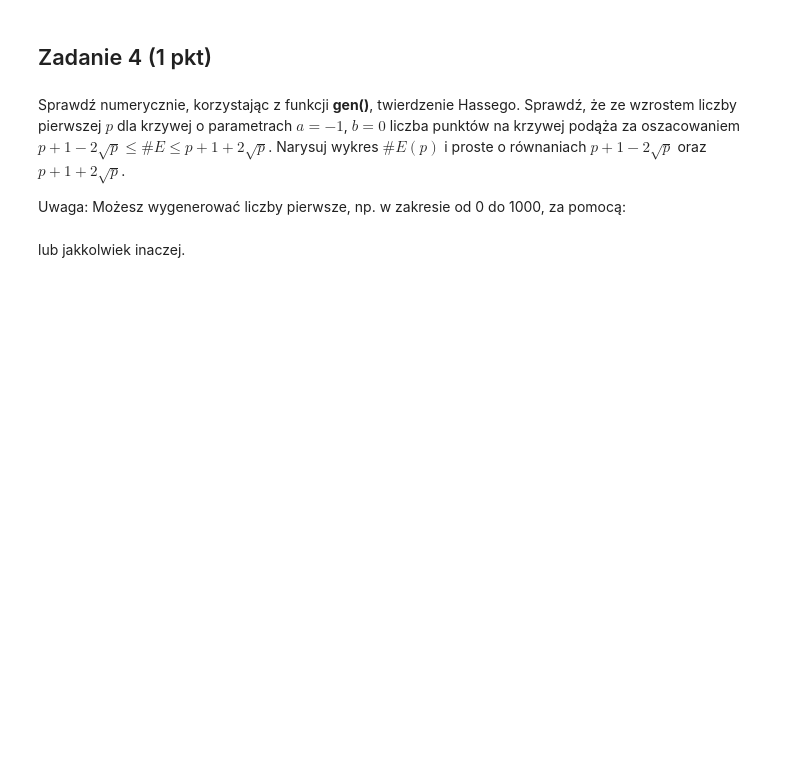
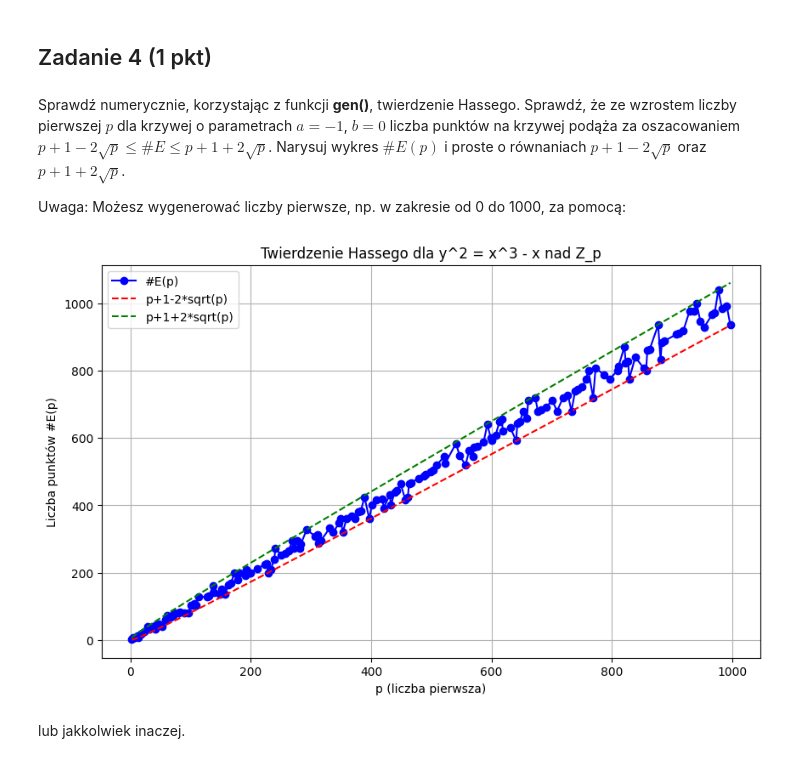
Before and after one commit to kubaq215/cryptography, a Jupyter notebook: Lista8/Lista8.ipynb, the cells around one changed output. Cells and saved outputs as stored; diff of their text form; code cells hidden in the pictures; blank space fills up the shorter version.

```diff
--- a/Lista8/Lista8.ipynb
+++ b/Lista8/Lista8.ipynb
@@ -129,7 +238,47 @@ Sprawdź numerycznie, korzystając z funkcji **gen()**, twierdzenie Hassego. Spr
 Uwaga: Możesz wygenerować liczby pierwsze, np. w zakresie od 0 do 1000, za pomocą:
 # %%
 from sympy import primerange
-list(primerange(0,1000))
+primes = list(primerange(0,1000))
+# %%
+# Funkcja pomocnicza do obliczenia liczby punktów na krzywej
+def count_points_on_curve(a, b, p):
+    points = gen(a, b, p)
+    return len(points) + 1  # Dodajemy punkt w nieskończoności
+
+# Parametry krzywej
+a, b = -1, 0
+
+# Wyniki
+p_values = []
+point_counts = []
+lower_bounds = []
+upper_bounds = []
+
+# Obliczenia dla każdego p
+for p in primes:
+    num_points = count_points_on_curve(a, b, p)
+    lower_bound = p + 1 - 2 * np.sqrt(p)
+    upper_bound = p + 1 + 2 * np.sqrt(p)
+
+    p_values.append(p)
+    point_counts.append(num_points)
+    lower_bounds.append(lower_bound)
+    upper_bounds.append(upper_bound)
+
+# Rysowanie wykresu
+plt.figure(figsize=(10, 6))
+plt.plot(p_values, point_counts, label="#E(p)", marker='o', linestyle='-', color='blue')
+plt.plot(p_values, lower_bounds, label="p+1-2*sqrt(p)", linestyle='--', color='red')
+plt.plot(p_values, upper_bounds, label="p+1+2*sqrt(p)", linestyle='--', color='green')
+
+plt.xlabel("p (liczba pierwsza)")
+plt.ylabel("Liczba punktów #E(p)")
+plt.title("Twierdzenie Hassego dla y^2 = x^3 - x nad Z_p")
+plt.legend()
+plt.grid(True)
+plt.show()
+# %% [output]
+[figure, added]
 # %% [markdown]
 lub jakkolwiek inaczej.
 # %% [markdown]
```
Also changed, not shown: parts of 25 cells of this notebook, 2 other files.
